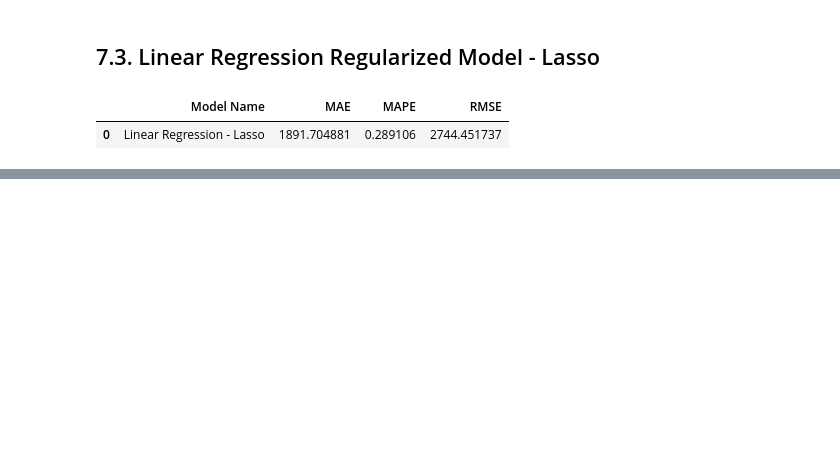
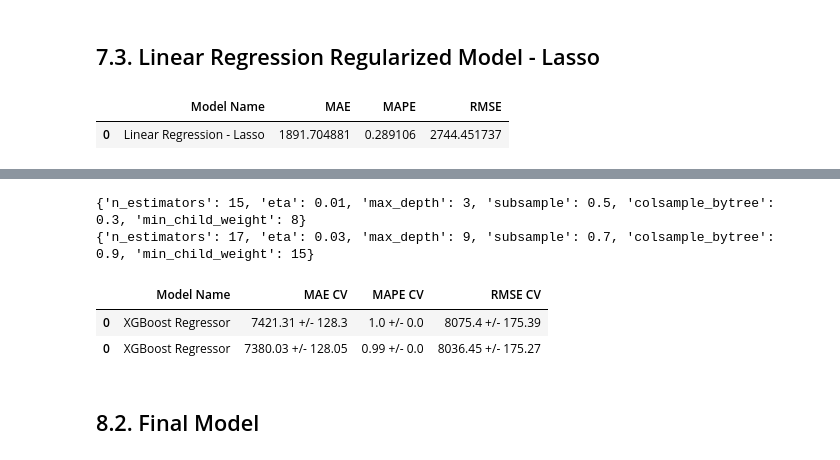
Before and after one commit to VictorTerror/DataScience_Em_Producao, a Jupyter notebook: m07_video1_store_sales_prediction.ipynb, the cells around one changed output, grey strips where cells are left out. Drawn from its saved outputs; the diff is of its cells as text; code cells hidden in the pictures; blank space fills up the shorter version.

```diff
--- a/m07_video1_store_sales_prediction.ipynb
+++ b/m07_video1_store_sales_prediction.ipynb
@@ -895,12 +942,16 @@ cols_selected_boruta = [
 feat_to_add = ['date', 'sales']
 
 # Final Features
-#cols_selected_boruta.extend( feat_to_add  )
+cols_selected_boruta_full = cols_selected_boruta.copy()
+cols_selected_boruta_full.extend( feat_to_add  )
 # %% [markdown]
 # 7.0. PASSO 07 - MACHINE LEARNING MODELLING
 # %%
 x_train = X_train[ cols_selected_boruta ]
 x_test = X_test[ cols_selected_boruta ]
+
+# Time Series Data Preparation
+x_training = X_train[ cols_selected_boruta_full ]
 # %% [markdown]
 ## 7.1. Avarage Model
 # %%
@@ -950,0 +1120,42 @@ lrr_result
+# %%
+param = {
+    'n_estimators': [1500, 1700, 2500, 3000, 3500],
+    'eta': [0.01, 0.03 ],
+    'max_depth': [3, 5, 9],
+    'subsample': [0.1, 0.5, 0.7],
+    'colsample_bytree': [0.3, 0.7, 0.9],
+    'min_child_weight': [3, 8, 15]
+        }
+
+MAX_EVAL = 10
+# %%
+final_result = pd.DataFrame()
+
+for i in range ( MAX_EVAL ):
+    # Choose values for paramters randomly
+    hp = { k: random.sample( v, 1 )[0] for k, v in param.items() }
+    print( hp )
+
+    # model
+    model_xgb = xgb.XGBRegressor( objective='reg:squarederror',
+                                  n_estimators=hp['n_estimators'],
+                                  eta=hp['eta'],
+                                  max_depth=hp['max_depth'],
+                                  subsample=hp['subsample'],
+                                  colsample_bytree=hp['colsample_bytree'],
+                                  min_child_weight=hp['min_child_weight'] )
+
+
+    # performance
+    result = cross_validation( x_training, 2, 'XGBoost Regressor', model_xgb, verbose=False )
+    final_result = pd.concat( [final_result, result] )
+
+final_result
+# %% [output]
+{'n_estimators': 15, 'eta': 0.01, 'max_depth': 3, 'subsample': 0.5, 'colsample_bytree': 0.3, 'min_child_weight': 8}
+{'n_estimators': 17, 'eta': 0.03, 'max_depth': 9, 'subsample': 0.7, 'colsample_bytree': 0.9, 'min_child_weight': 15}
+|  | Model Name | MAE CV | MAPE CV | RMSE CV |
+| 0 | XGBoost Regressor | 7421.31 +/- 128.3 | 1.0 +/- 0.0 | 8075.4 +/- 175.39 |
+| 0 | XGBoost Regressor | 7380.03 +/- 128.05 | 0.99 +/- 0.0 | 8036.45 +/- 175.27 |
+# %% [markdown]
+## 8.2. Final Model
```
Also changed, not shown: parts of 43 cells of this notebook.
